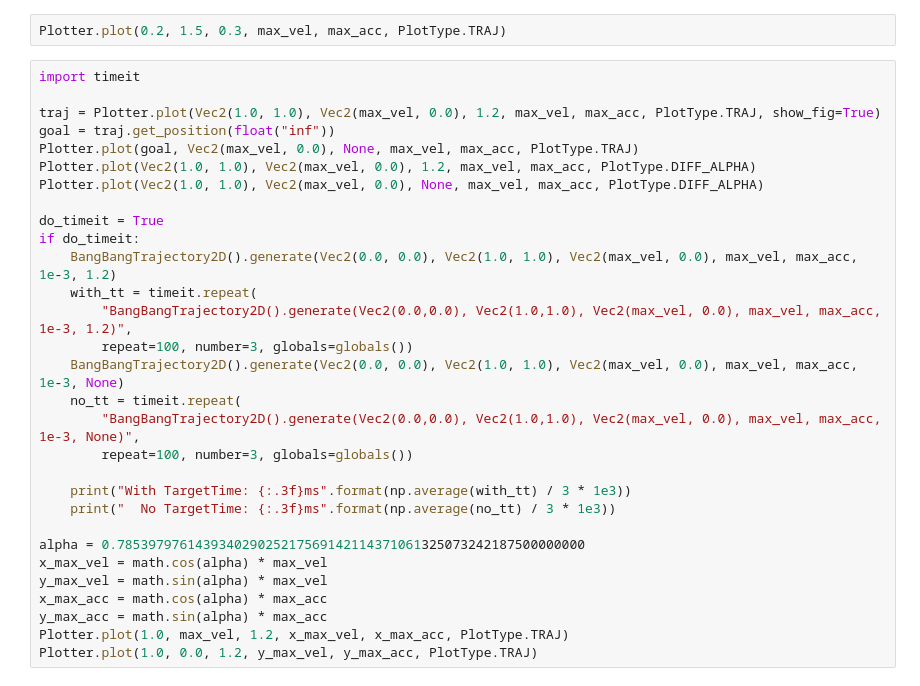
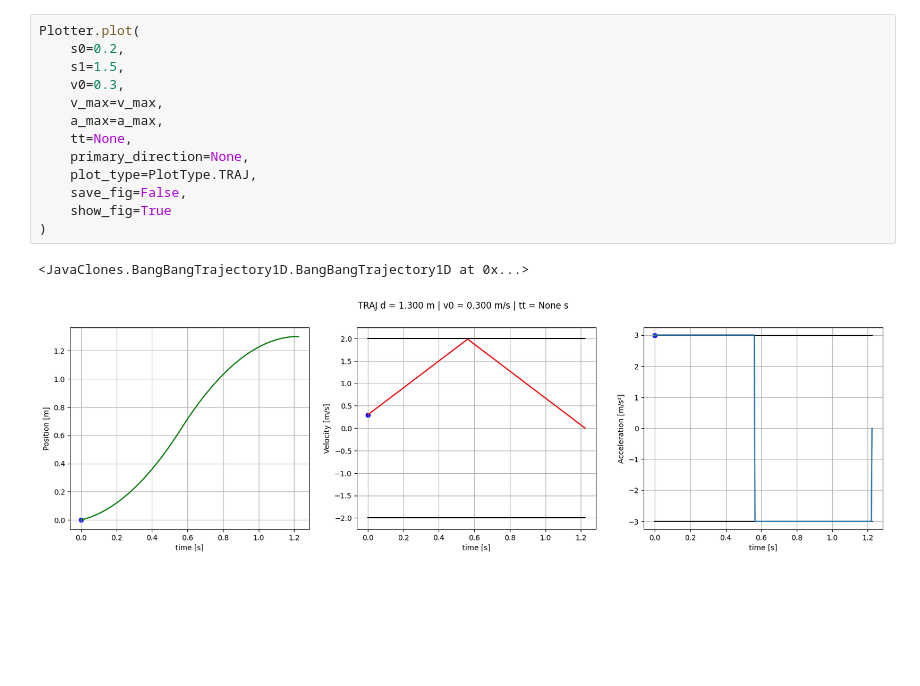
Before and after one commit to TIGERs-Mannheim/TrajectoryPlotter, a Jupyter notebook: drawTrajectories.ipynb, the cells around one changed output. Drawn from its saved outputs; the diff is of its cells as text; blank space fills up the shorter version.

```diff
--- a/drawTrajectories.ipynb
+++ b/drawTrajectories.ipynb
@@ -27,32 +40,16 @@ assert 1 == 0
 # %%
-Plotter.plot(0.2, 1.5, 0.3, max_vel, max_acc, PlotType.TRAJ)
+Plotter.plot(
+    s0=0.2,
+    s1=1.5,
+    v0=0.3,
+    v_max=v_max,
+    a_max=a_max,
+    tt=None,
+    primary_direction=None,
+    plot_type=PlotType.TRAJ,
+    save_fig=False,
+    show_fig=True
+)
+# %% [output]
+<JavaClones.BangBangTrajectory1D.BangBangTrajectory1D at 0x...>
+[figure, added]
-# %%
-import timeit
-
-traj = Plotter.plot(Vec2(1.0, 1.0), Vec2(max_vel, 0.0), 1.2, max_vel, max_acc, PlotType.TRAJ, show_fig=True)
-goal = traj.get_position(float("inf"))
-Plotter.plot(goal, Vec2(max_vel, 0.0), None, max_vel, max_acc, PlotType.TRAJ)
-Plotter.plot(Vec2(1.0, 1.0), Vec2(max_vel, 0.0), 1.2, max_vel, max_acc, PlotType.DIFF_ALPHA)
-Plotter.plot(Vec2(1.0, 1.0), Vec2(max_vel, 0.0), None, max_vel, max_acc, PlotType.DIFF_ALPHA)
-
-do_timeit = True
-if do_timeit:
-    BangBangTrajectory2D().generate(Vec2(0.0, 0.0), Vec2(1.0, 1.0), Vec2(max_vel, 0.0), max_vel, max_acc, 1e-3, 1.2)
-    with_tt = timeit.repeat(
-        "BangBangTrajectory2D().generate(Vec2(0.0,0.0), Vec2(1.0,1.0), Vec2(max_vel, 0.0), max_vel, max_acc, 1e-3, 1.2)",
-        repeat=100, number=3, globals=globals())
-    BangBangTrajectory2D().generate(Vec2(0.0, 0.0), Vec2(1.0, 1.0), Vec2(max_vel, 0.0), max_vel, max_acc, 1e-3, None)
-    no_tt = timeit.repeat(
-        "BangBangTrajectory2D().generate(Vec2(0.0,0.0), Vec2(1.0,1.0), Vec2(max_vel, 0.0), max_vel, max_acc, 1e-3, None)",
-        repeat=100, number=3, globals=globals())
-
-    print("With TargetTime: {:.3f}ms".format(np.average(with_tt) / 3 * 1e3))
-    print("  No TargetTime: {:.3f}ms".format(np.average(no_tt) / 3 * 1e3))
-
-alpha = 0.785397976143934029025217569142114371061325073242187500000000
-x_max_vel = math.cos(alpha) * max_vel
-y_max_vel = math.sin(alpha) * max_vel
-x_max_acc = math.cos(alpha) * max_acc
-y_max_acc = math.sin(alpha) * max_acc
-Plotter.plot(1.0, max_vel, 1.2, x_max_vel, x_max_acc, PlotType.TRAJ)
-Plotter.plot(1.0, 0.0, 1.2, y_max_vel, y_max_acc, PlotType.TRAJ)
```
Also changed, not shown: parts of 19 cells of this notebook, 5 other files.
